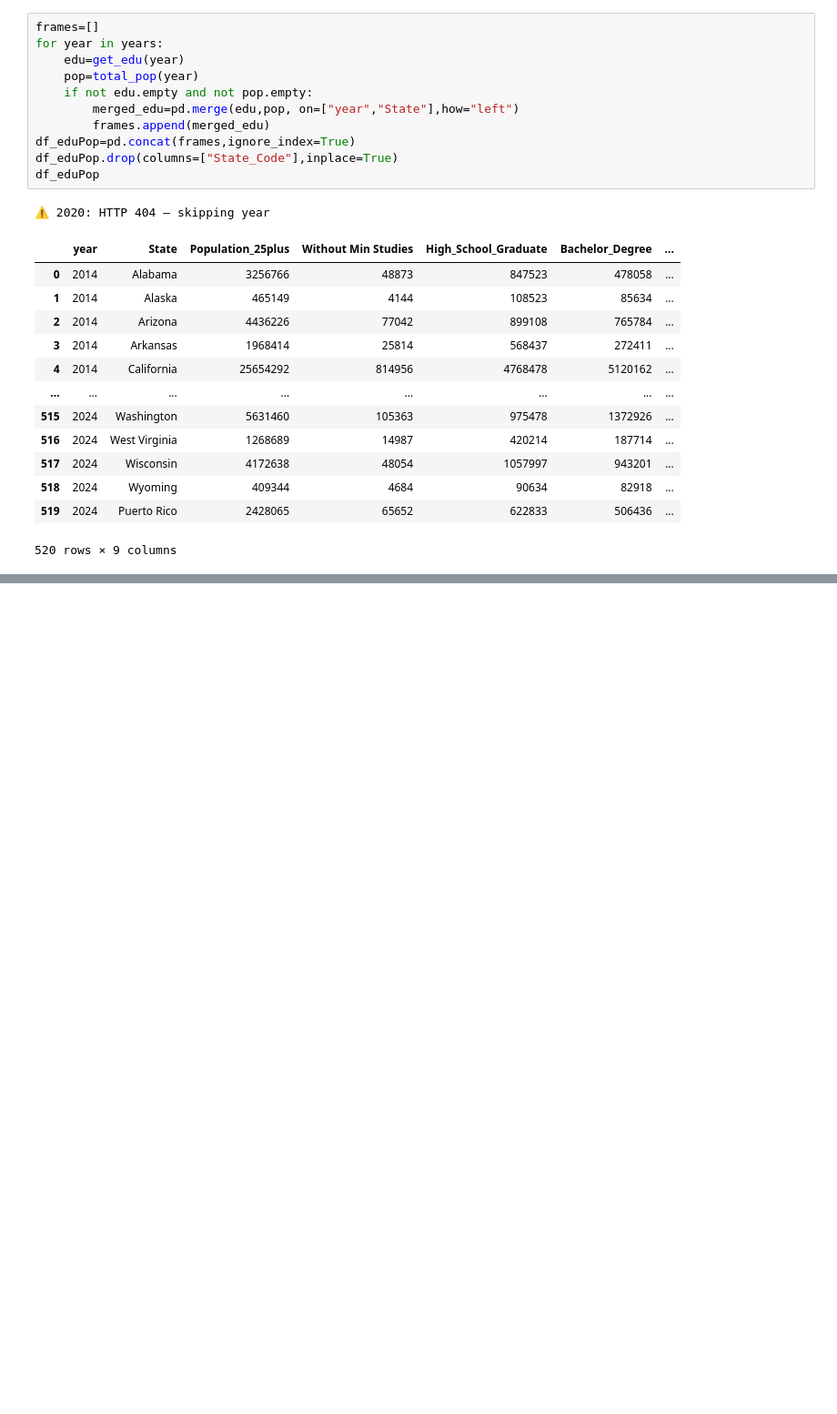
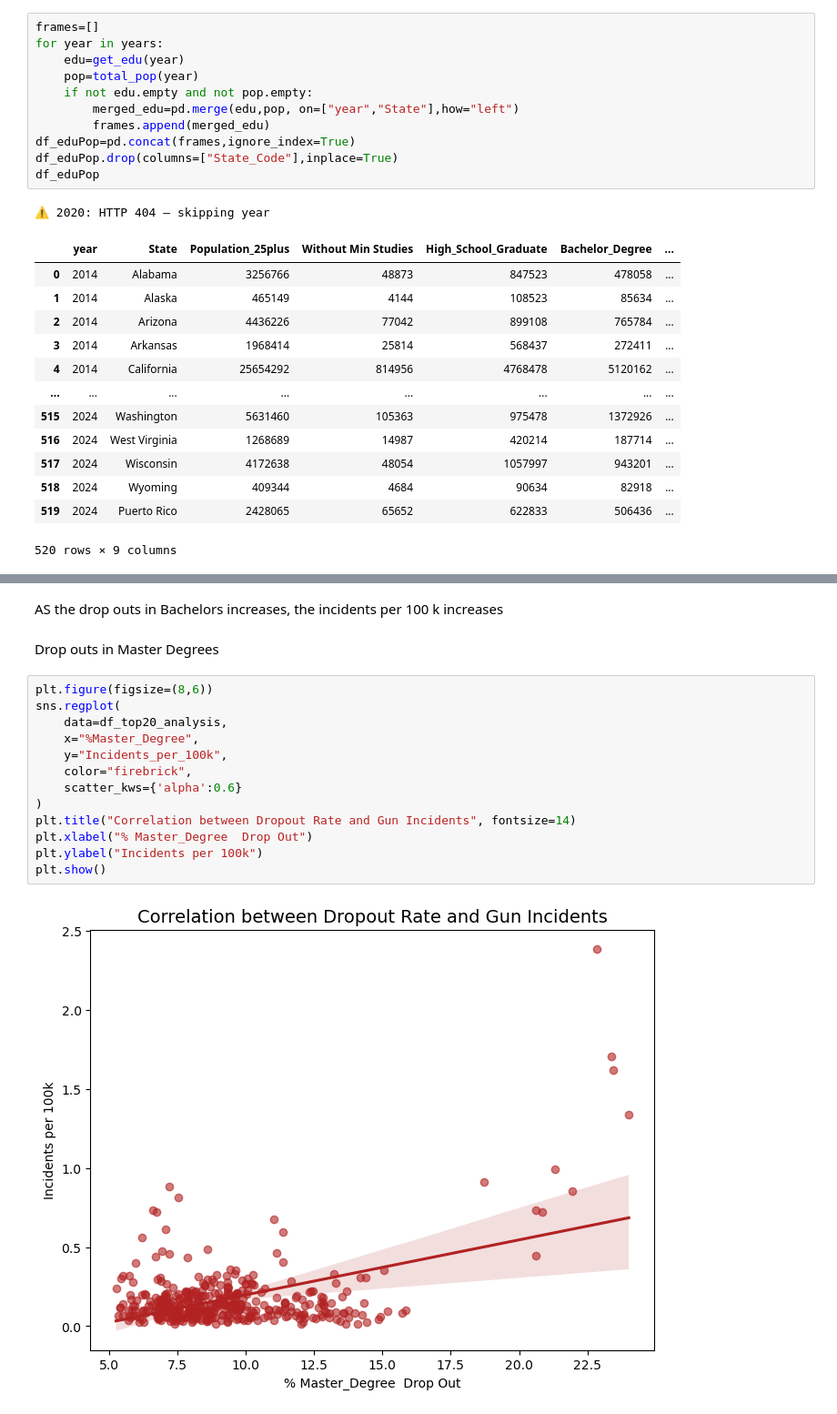
Before and after one commit to Ghonaim32/week3-project, a Jupyter notebook: shooting.ipynb, the cells around one changed output, grey strips where cells are left out. Shown at 91% size. Cells and saved outputs as stored; diff of their text form; blank space fills up the shorter version.

```diff
--- a/shooting.ipynb
+++ b/shooting.ipynb
@@ -146,0 +447,19 @@ df_eduPop
+# %% [markdown]
+AS the drop outs in Bachelors increases, the incidents per 100 k increases
+# %% [markdown]
+Drop outs in Master Degrees
+# %%
+plt.figure(figsize=(8,6))
+sns.regplot(
+    data=df_top20_analysis,
+    x="%Master_Degree",
+    y="Incidents_per_100k",
+    color="firebrick",
+    scatter_kws={'alpha':0.6}
+)
+plt.title("Correlation between Dropout Rate and Gun Incidents", fontsize=14)
+plt.xlabel("% Master_Degree  Drop Out")
+plt.ylabel("Incidents per 100k")
+plt.show()
+# %% [output]
+[figure, added]
```
Also changed, not shown: parts of 35 cells of this notebook.
